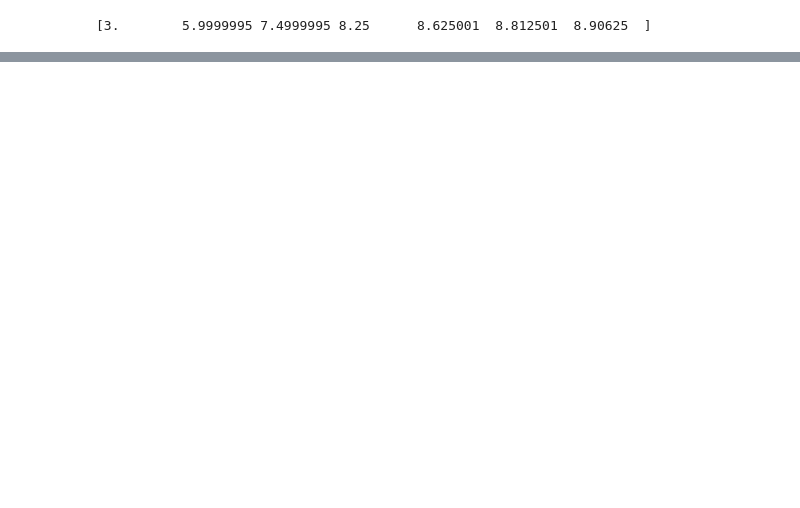
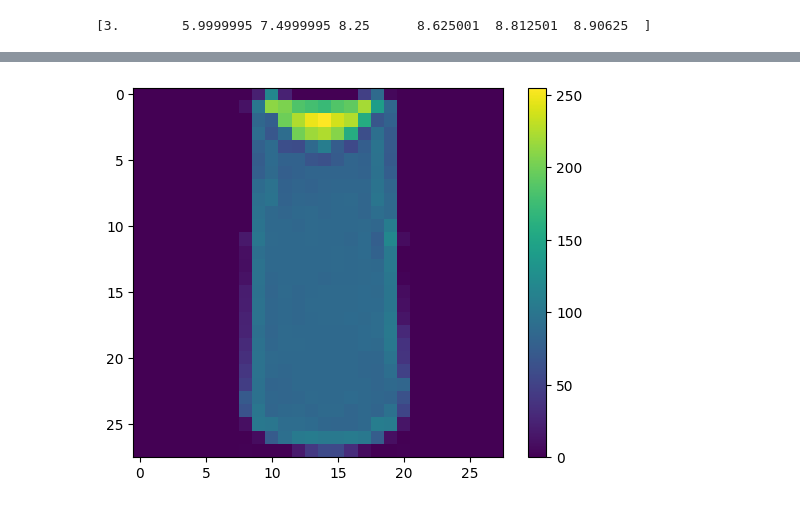
Before and after one commit to marius2347/Multiple-Datasets-Prediction-using-Tensorflow-in-Python-on-FreeCodeCamp, a Jupyter notebook: tensorflow.ipynb, the cells around one changed output, grey strips where cells are left out. Saved outputs shown, nothing was run; the diff lists cells and outputs as text; code cells hidden in the pictures; blank space fills up the shorter version.

```diff
--- a/tensorflow.ipynb
+++ b/tensorflow.ipynb
@@ -345,0 +402,8 @@ with tf.compat.v1.Session() as sess:
+# %%
+plt.figure()
+plt.imshow(train_images[2])
+plt.colorbar()
+plt.grid(False)
+plt.show()
+# %% [output]
+[figure, added]
```
Also changed, not shown: parts of 25 cells of this notebook, 1 other file.
